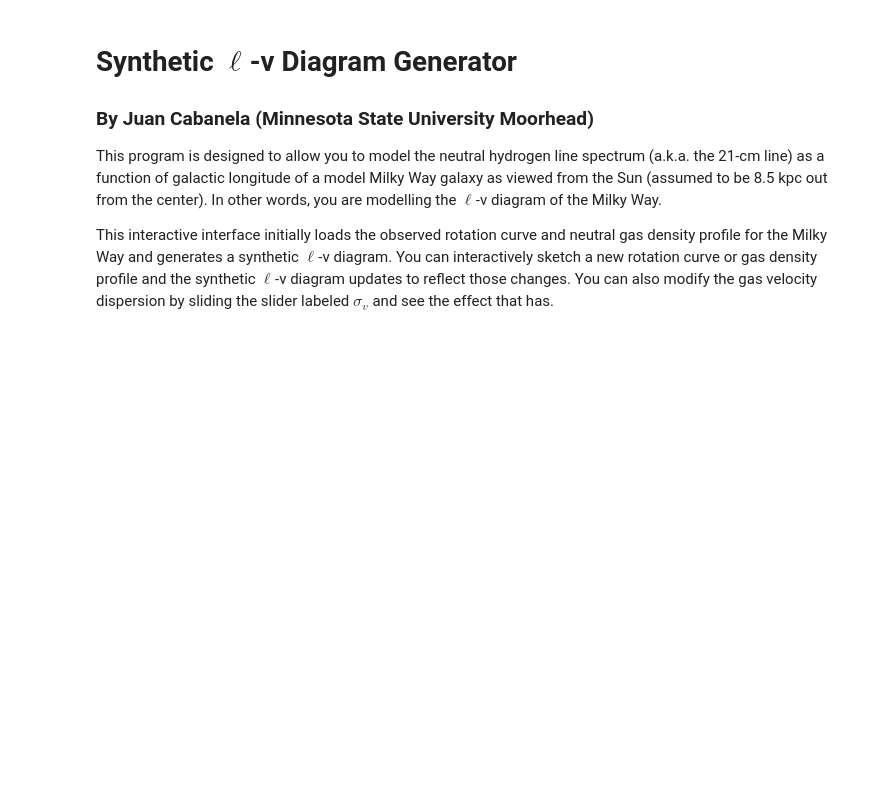
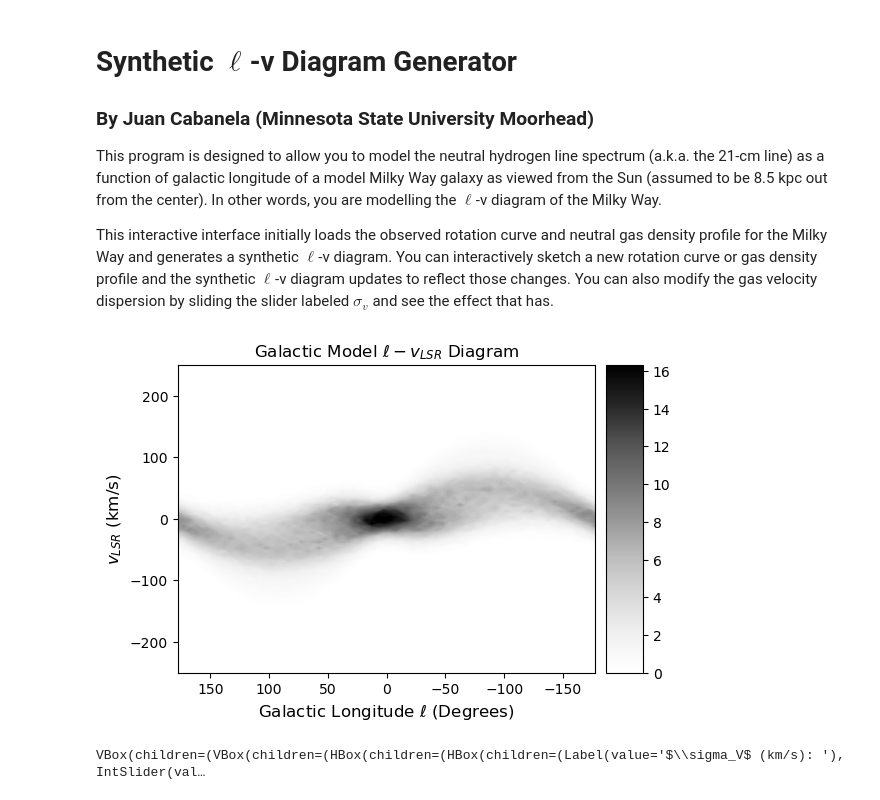
Before and after one commit to JuanCab/AstroInteractives, a Jupyter notebook: Interactives/Synthetic_LV_Diagram.ipynb, the cells around one changed output. Cells and saved outputs as stored; diff of their text form; code cells hidden in the pictures; blank space fills up the shorter version.

```diff
--- a/Interactives/Synthetic_LV_Diagram.ipynb
+++ b/Interactives/Synthetic_LV_Diagram.ipynb
@@ -217,7 +223,8 @@ def lv_plot(lon, vel, dens_map):
     #
     # Generate plot of LV diagram as an image
 
-    # Offline figure
+    # Clear any existing figure and create offline figure
+    plt.clf()
     plt.ioff()
 
     # Adjust plot defaults
@@ -338,8 +345,10 @@ def make_printable_plot(b=None):
     filetypes = ["jpg", "png", "pdf"]
     img_type = imgfile_name.value[-3:]
     if img_type in filetypes:
-        plt.savefig(imgfile_name.value, dpi=300)
-        savelink.value="<a href=\"{}\">Click to download!</a>".format(imgfile_name.value)
+        # Store images in a temporary directory
+        true_loc = "{0}/{1}".format(image_directory,imgfile_name.value)
+        plt.savefig(true_loc, dpi=300)
+        savelink.value="<a href=\"{}\">Click to download!</a>".format("DisplayRecentImage.ipynb")
     else:
         savelink.value="<b>Illegal image type ({})!</b>".format(img_type)
 # %%
@@ -394,20 +403,21 @@ def update_densprof(change):
 # %%
 #########################################
 #  CREATE THE PROFILES AND l-v DIAGRAM  #
 #########################################
 
 # Generate the default LV_diagram
 lon, vel, dens_map = LVarray(rotvel_spline, density_spline)
 
 # Generate plots
 # (1) Generate plot of plot of the rotation curve of the Galaxy
 # (2) Draw the density profile of the Galaxy
 # (3) Using matplotlib to generate the l-v diagram, since bqplot doesn't seem cut out for it.
 #
 rot_curve = rotvel_plot(rad_spline, rotvel_spline)
 density_profile = densprof_plot(rad_spline, density_spline)
-lv_dia = widgets.Image(value=lv_plot(lon, vel, dens_map), format='png',
-                       width=600, height=400)
+lv_dia = widgets.Image(value=lv_plot(lon, vel, dens_map), format='png', width=600, height=400)
+# %% [output]
+[figure, added]
 # %%
 #
 # Create Control Sliders/Fields/Buttons
@@ -418,7 +428,7 @@ sigma_slider = widgets.IntSlider(min=0, max=50, step=1, value=vel_sigma,
                                  readout=True, readout_format='02d',
                                  layout=widgets.Layout(height='75px', min_height='50px', max_height='100px',
                                                        min_width='50px', width='200px', max_width='300px',
-                                                       overflow_x='hidden', overflow_y='hidden'))
+                                                       overflow='hidden'))
 sigma_control = widgets.HBox([sigma_label, sigma_slider],
                              layout=widgets.Layout(align_content='center', align_items='center'))
 
@@ -441,18 +451,18 @@ savelink = widgets.HTML(value='')
 settings_top = widgets.HBox([sigma_control, imgfile_control, savefile_button, savelink],
                                layout=widgets.Layout(align_content='center', align_items='center',
                                                      margin='0px', width='850px',
-                                                     overflow_x='hidden', overflow_y='hidden'))
+                                                     overflow='hidden'))
 settings_bottom = widgets.HBox([rot_curve, density_profile],
                             layout=widgets.Layout(margin='0px', width='850px',
-                                                  overflow_x='hidden', overflow_y='hidden'))
+                                                  overflow='hidden'))
 settings = widgets.VBox([settings_top, settings_bottom],
                         layout=widgets.Layout(align_content='center', align_items='center',
                                               margin='0px', width='850px',
-                                              overflow_x='hidden', overflow_y='hidden'))
+                                              overflow='hidden'))
 MainDisplay = widgets.VBox([settings, lv_dia],
                            layout=widgets.Layout(align_content='center', align_items='center',
                                                  margin='0px', width='850px',
-                                                 overflow_x='hidden', overflow_y='hidden'))
+                                                 overflow='hidden'))
 display(MainDisplay)
 
 #
@@ -462,3 +472,5 @@ sigma_slider.observe(sigma_changed, 'value')
 rotcurve_spline.observe(update_rotcurve, names=['y'])
 densprof_spline.observe(update_densprof, names=['y'])
 savefile_button.on_click(make_printable_plot)
+# %% [output]
+VBox(children=(VBox(children=(HBox(children=(HBox(children=(Label(value='$\\sigma_V$ (km/s): '), IntSlider(val…
```
Also changed, not shown: parts of 2 cells of this notebook, 5 other files.
